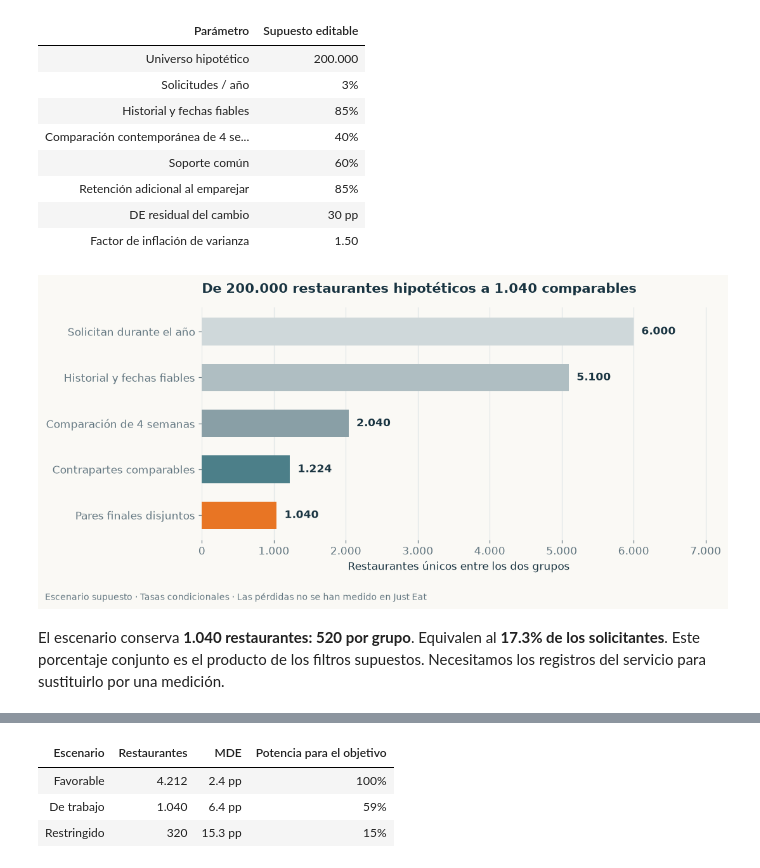
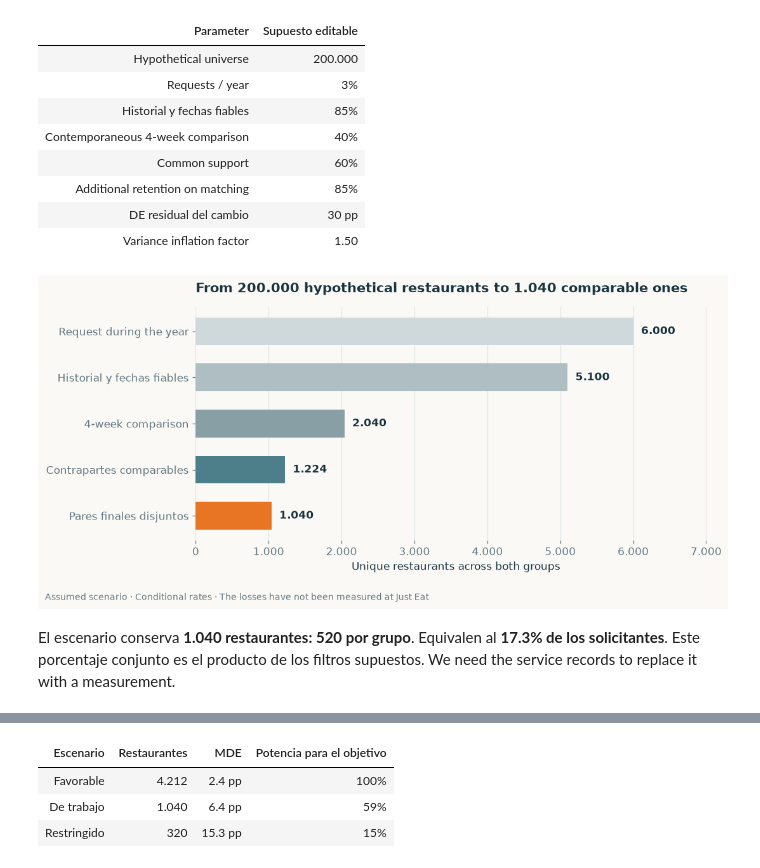
Before and after one commit to csotogd/cabify-ds-challenge, a Jupyter notebook: 01_photography_experiment.ipynb, the cells around one changed output, grey strips where cells are left out. Cells and saved outputs as stored; diff of their text form; code cells hidden in the pictures.

```diff
--- a/01_photography_experiment.ipynb
+++ b/01_photography_experiment.ipynb
@@ -73,7 +73,7 @@ def show_table(frame):
                                         ("border-bottom", "1px solid #DFE6E7")]},
     ]))
 
-def finish(fig, name, note="Ejemplo sintético · No son datos observados de Just Eat"):
+def finish(fig, name, note="Synthetic example · Not observed Just Eat data"):
     fig.text(0.015, 0.015, note, fontsize=9, color=MUTED)
     fig.tight_layout(rect=(0, 0.06, 1, 0.94))
     fig.savefig(FIGURES / f"{name}.png", bbox_inches="tight")
@@ -170,9 +170,9 @@ for k, (label, request) in enumerate(cohorts):
     ax.scatter([early, late], [y, y-.65], color=INK, s=35, zorder=4)
     ax.text(request-.6, y+.35, label, fontsize=10, weight="bold")
     ax.text(early+horizon+.6, y, "Con fotos", fontsize=9, va="center", color=ORANGE)
-    ax.text(late+.6, y-.65, "Publica después", fontsize=9, va="center", color=MUTED)
-ax.set(xlim=(-1, 58), ylim=(-.2, 8.2), yticks=[], xlabel="Semanas del mismo año")
-ax.set_title("Se acumulan comparaciones válidas, sin exigir una única fecha de publicación", pad=14)
+    ax.text(late+.6, y-.65, "Publishes later", fontsize=9, va="center", color=MUTED)
+ax.set(xlim=(-1, 58), ylim=(-.2, 8.2), yticks=[], xlabel="Weeks within the same year")
+ax.set_title("Valid comparisons accumulate, without requiring a single publication date", pad=14)
 ax.plot([], [], color=ORANGE, lw=6, label="Ventana observada: publica antes")
 ax.plot([], [], color=TEAL, lw=6, label="Mismas semanas: sigue esperando")
 ax.legend(loc="lower left", bbox_to_anchor=(0, -.02), fontsize=9, ncol=2)
@@ -235,9 +235,9 @@ axes[0].legend(loc="upper left", fontsize=10)
 axes[0].grid(axis="y", color=GRID)
 axes[0].set_axisbelow(True)
 axes[1].bar([0, 1], [naive*100, adjusted*100], color=[RED, TEAL], width=.55)
-axes[1].set(xticks=[0, 1], xticklabels=["Mezcla\nsin ajustar", "Comparación\npor tipo de comida"],
+axes[1].set(xticks=[0, 1], xticklabels=["Mezcla\nsin ajustar", "Comparison\nby cuisine type"],
             ylim=(0, 21), ylabel="Diferencia estimada (puntos porcentuales)")
-axes[1].set_title("La mezcla cambia la conclusión", pad=12)
+axes[1].set_title("The mix changes the conclusion", pad=12)
 for i, v in enumerate([naive*100, adjusted*100]):
     axes[1].text(i, v+.5, f"{v:.0f} pp", ha="center", weight="bold")
 finish(fig, "03_composicion")
@@ -292,26 +292,26 @@ La sección 6 explica cómo ambos afectan a la precisión.
 # %%
-# Escenario de trabajo: ninguno de estos parámetros procede de registros del servicio.
+# Working scenario: none of these parameters comes from service records.
 P = dict(
     universo=200_000,
-    tasa_solicitud=.03,       # Solicitan durante un año.
-    historial=.85,           # Historial PREVIO suficiente y fechas de proceso fiables.
-    contraste=.40,           # Pueden integrar una comparación contemporánea de 4 semanas.
-    soporte=.60,             # Tienen contrapartes en covariables previas relevantes.
-    emparejamiento=.85,      # Retención adicional al construir pares disjuntos 1:1.
-    sigma=.30,               # DE residual del cambio de pedidos: 30 puntos porcentuales.
-    alpha=.05,               # Significación bilateral.
+    tasa_solicitud=.03,       # Request during one year.
+    historial=.85,           # Sufficient PRIOR history and reliable process dates.
+    contraste=.40,           # Can support a contemporaneous 4-week comparison.
+    soporte=.60,             # Have counterparts on relevant prior covariates.
+    emparejamiento=.85,      # Additional retention when building disjoint 1:1 pairs.
+    sigma=.30,               # Residual SD of the change in orders: 30 percentage points.
+    alpha=.05,               # Two-sided significance.
     potencia=.80,
-    inflacion_varianza=1.50, # Sensibilidad a dependencia; no es un factor medido.
-    efecto_objetivo=.05,     # 5 puntos porcentuales de crecimiento adicional.
+    inflacion_varianza=1.50, # Sensitivity to dependence; not a measured factor.
+    efecto_objetivo=.05,     # 5 percentage points of additional growth.
 )
 
 def sample_size(p):
     raw = p["universo"] * np.prod([p[k] for k in
         ["tasa_solicitud", "historial", "contraste", "soporte", "emparejamiento"]])
-    return 2 * int(np.floor(raw / 2))  # Pares disjuntos: un restaurante en cada grupo.
+    return 2 * int(np.floor(raw / 2))  # Disjoint pairs: one restaurant in each group.
 
 def standard_error(total, sigma=.30, inflation=1):
-    # Dos grupos de tamaño total/2: Var(diferencia) = 4*sigma^2/total.
+    # Two groups of size total/2: Var(difference) = 4*sigma^2/total.
     return 2 * sigma * np.sqrt(inflation / np.asarray(total))
 
 def detectable_effect(total, sigma=.30, alpha=.05, power=.80, inflation=1):
@@ -331,52 +331,52 @@ MDE = detectable_effect(N, P["sigma"], P["alpha"], P["potencia"], P["inflacion_v
 POWER = achieved_power(N, P["efecto_objetivo"], P["sigma"], P["alpha"], P["inflacion_varianza"])
 
 rows = [
-    ("Universo hipotético", integer(P["universo"])),
-    ("Solicitudes / año", f'{P["tasa_solicitud"]:.0%}'),
+    ("Hypothetical universe", integer(P["universo"])),
+    ("Requests / year", f'{P["tasa_solicitud"]:.0%}'),
     ("Historial y fechas fiables", f'{P["historial"]:.0%}'),
-    ("Comparación contemporánea de 4 semanas", f'{P["contraste"]:.0%}'),
-    ("Soporte común", f'{P["soporte"]:.0%}'),
-    ("Retención adicional al emparejar", f'{P["emparejamiento"]:.0%}'),
+    ("Contemporaneous 4-week comparison", f'{P["contraste"]:.0%}'),
+    ("Common support", f'{P["soporte"]:.0%}'),
+    ("Additional retention on matching", f'{P["emparejamiento"]:.0%}'),
     ("DE residual del cambio", f'{P["sigma"]*100:.0f} pp'),
-    ("Factor de inflación de varianza", f'{P["inflacion_varianza"]:.2f}'),
+    ("Variance inflation factor", f'{P["inflacion_varianza"]:.2f}'),
 ]
-show_table(pd.DataFrame(rows, columns=["Parámetro", "Supuesto editable"]))
+show_table(pd.DataFrame(rows, columns=["Parameter", "Supuesto editable"]))
 # %% [output]
-| Parámetro | Supuesto editable |
-| Universo hipotético | 200.000 |
-| Solicitudes / año | 3% |
+| Parameter | Supuesto editable |
+| Hypothetical universe | 200.000 |
+| Requests / year | 3% |
 | Historial y fechas fiables | 85% |
-| Comparación contemporánea de 4 se... | 40% |
-| Soporte común | 60% |
-| Retención adicional al emparejar | 85% |
+| Contemporaneous 4-week comparison | 40% |
+| Common support | 60% |
+| Additional retention on matching | 85% |
 | DE residual del cambio | 30 pp |
-| Factor de inflación de varianza | 1.50 |
+| Variance inflation factor | 1.50 |
 # %%
-labels = ["Solicitan durante el año", "Historial y fechas fiables", "Comparación de 4 semanas",
+labels = ["Request during the year", "Historial y fechas fiables", "4-week comparison",
           "Contrapartes comparables", "Pares finales disjuntos"]
 rates = [P["tasa_solicitud"], P["historial"], P["contraste"], P["soporte"], P["emparejamiento"]]
 counts = P["universo"] * np.cumprod(rates)
 counts[-1] = N
 fig, ax = plt.subplots(figsize=(10, 5.1))
 bars = ax.barh(labels, counts, color=["#CFD8DA", "#AFBEC2", "#899FA6", "#4C7F89", ORANGE], height=.60)
 ax.invert_yaxis()
 for b, v in zip(bars, counts):
     ax.text(v+max(counts)*.018, b.get_y()+b.get_height()/2, integer(v), va="center", weight="bold")
 ax.set_xlim(0, max(counts)*1.19)
 ax.xaxis.set_major_formatter(FuncFormatter(lambda x, _: integer(x)))
-ax.set_xlabel("Restaurantes únicos entre los dos grupos")
-ax.set_title(f'De {integer(P["universo"])} restaurantes hipotéticos a {integer(N)} comparables', pad=15)
+ax.set_xlabel("Unique restaurants across both groups")
+ax.set_title(f'From {integer(P["universo"])} hypothetical restaurants to {integer(N)} comparable ones', pad=15)
 ax.grid(axis="x", color=GRID)
 ax.set_axisbelow(True)
-finish(fig, "04_embudo", "Escenario supuesto · Tasas condicionales · Las pérdidas no se han medido en Just Eat")
+finish(fig, "04_embudo", "Assumed scenario · Conditional rates · The losses have not been measured at Just Eat")
 
 display(Markdown(
     f'El escenario conserva **{integer(N)} restaurantes: {integer(N//2)} por grupo**. '
     f'Equivalen al **{N/(P["universo"]*P["tasa_solicitud"]):.1%} de los solicitantes**. '
     'Este porcentaje conjunto es el producto de los filtros supuestos. '
-    'Necesitamos los registros del servicio para sustituirlo por una medición.'
+    'We need the service records to replace it with a measurement.'
 ))
 # %% [output]
-[figure, old version]
+[figure, new version]
-El escenario conserva **1.040 restaurantes: 520 por grupo**. Equivalen al **17.3% de los solicitantes**. Este porcentaje conjunto es el producto de los filtros supuestos. Necesitamos los registros del servicio para sustituirlo por una medición.
+El escenario conserva **1.040 restaurantes: 520 por grupo**. Equivalen al **17.3% de los solicitantes**. Este porcentaje conjunto es el producto de los filtros supuestos. We need the service records to replace it with a measurement.
 # %% [markdown]
```
Also changed, not shown: parts of 69 cells of this notebook, 50 other files.
